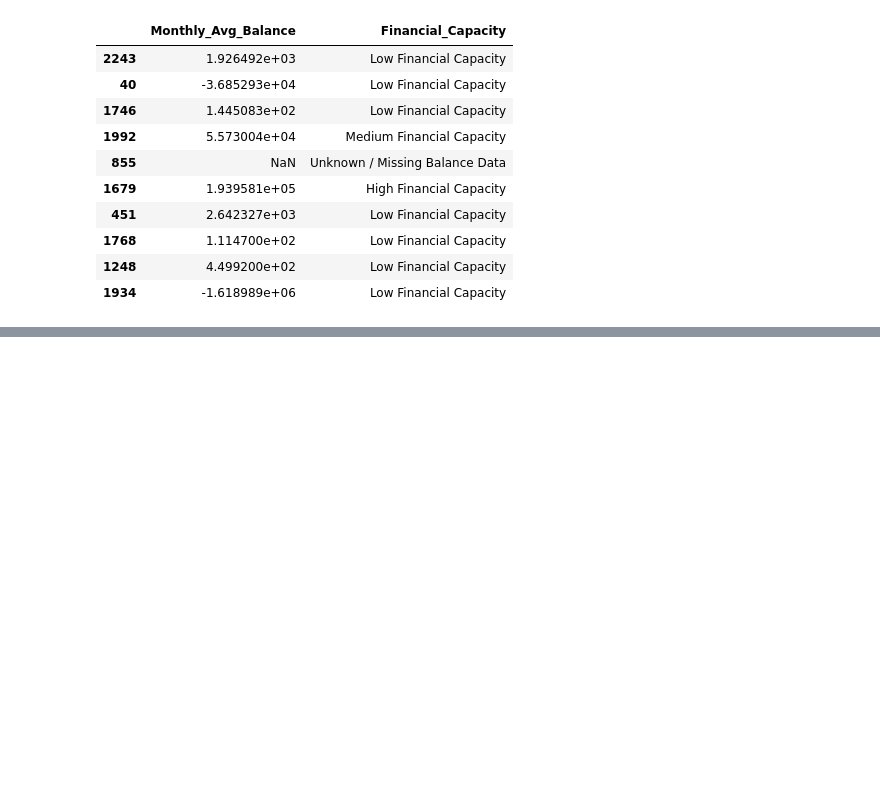
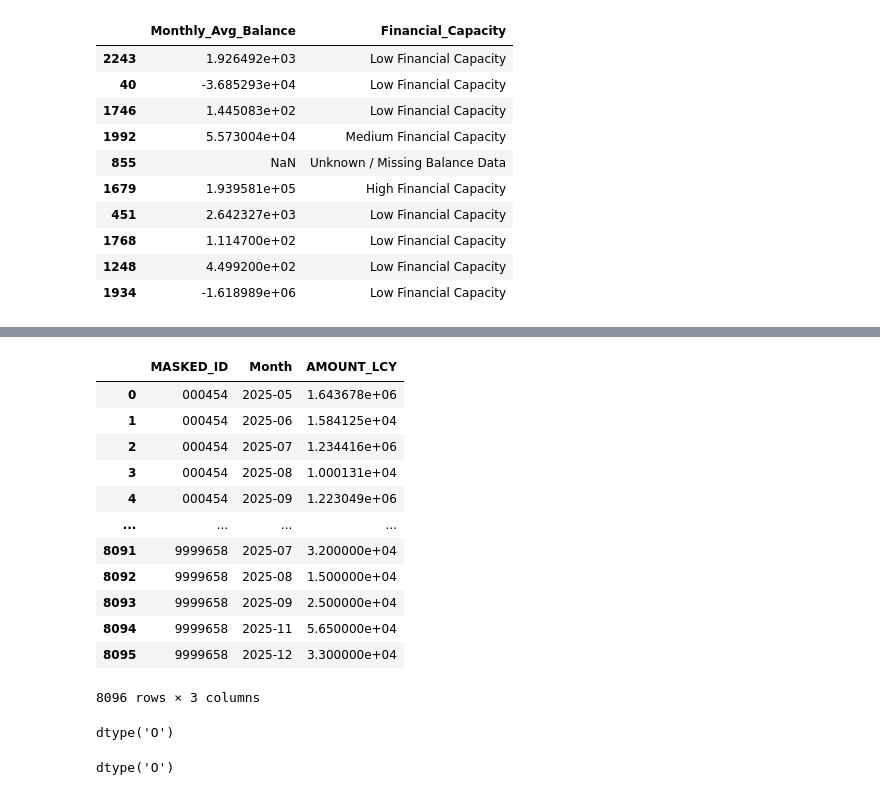
Before and after one commit to Kavindya-1/FYP, a Jupyter notebook: Initial notebook.ipynb, the cells around one changed output, grey strips where cells are left out. Cells and saved outputs as stored; diff of their text form; code cells hidden in the pictures; blank space fills up the shorter version.

```diff
--- a/Initial notebook.ipynb
+++ b/Initial notebook.ipynb
@@ -328,0 +393,22 @@ eligible_cus_df[['Monthly_Avg_Balance', 'Financial_Capacity']].sample(10)
+# %%
+monthly_credit = (
+    credit_df
+    .groupby(['MASKED_ID', 'Month'], as_index=False)['AMOUNT_LCY']
+    .sum()
+)
+# %%
+monthly_credit
+# %% [output]
+|  | MASKED_ID | Month | AMOUNT_LCY |
+| 0 | 000454 | 2025-05 | 1.643678e+06 |
+| 1 | 000454 | 2025-06 | 1.584125e+04 |
+| 2 | 000454 | 2025-07 | 1.234416e+06 |
+| 3 | 000454 | 2025-08 | 1.000131e+04 |
+| 4 | 000454 | 2025-09 | 1.223049e+06 |
+| ... | ... | ... | ... |
+| 8091 | 9999658 | 2025-07 | 3.200000e+04 |
+| 8092 | 9999658 | 2025-08 | 1.500000e+04 |
+| 8093 | 9999658 | 2025-09 | 2.500000e+04 |
+| 8094 | 9999658 | 2025-11 | 5.650000e+04 |
+| 8095 | 9999658 | 2025-12 | 3.300000e+04 |
+8096 rows × 3 columns
@@ -328,0 +426,8 @@ eligible_cus_df[['Monthly_Avg_Balance', 'Financial_Capacity']].sample(10)
+# %%
+eligible_cus_df['MASKED_ID'].dtype
+# %% [output]
+dtype('O')
+# %%
+avg_monthly_income['MASKED_ID'].dtype
+# %% [output]
+dtype('O')
```
Also changed, not shown: parts of 15 cells of this notebook.
